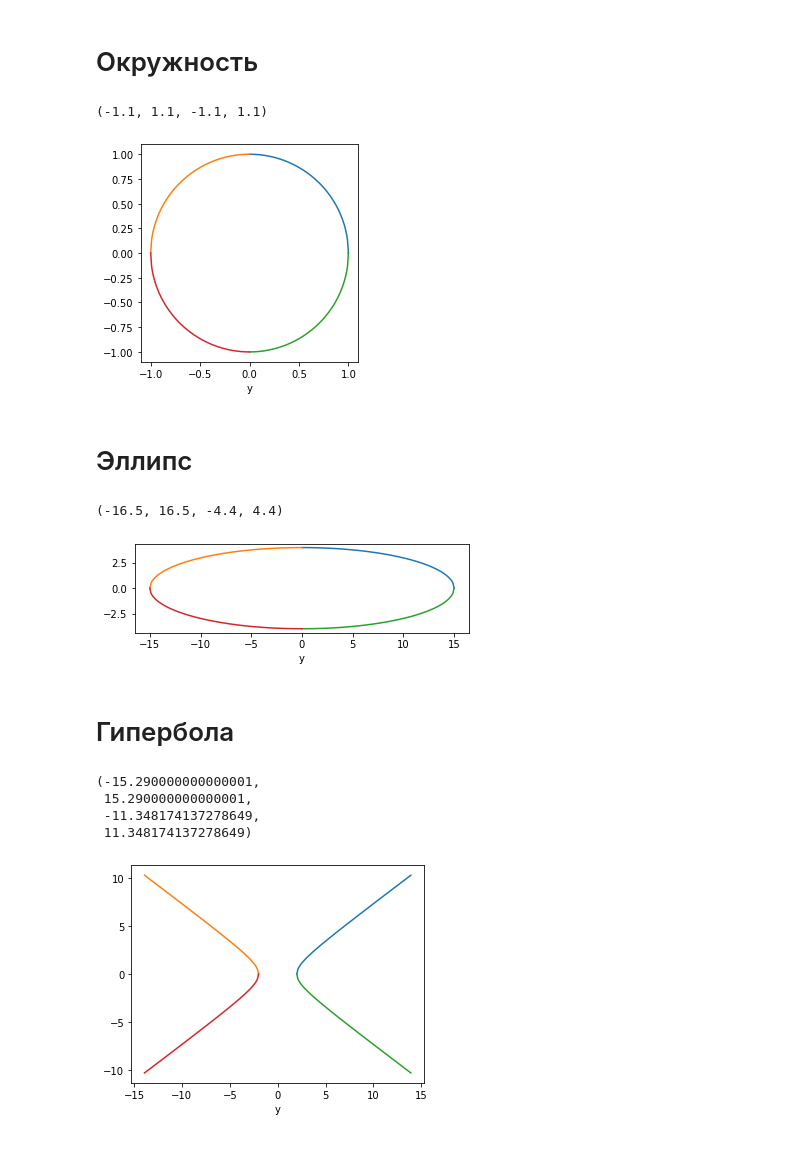
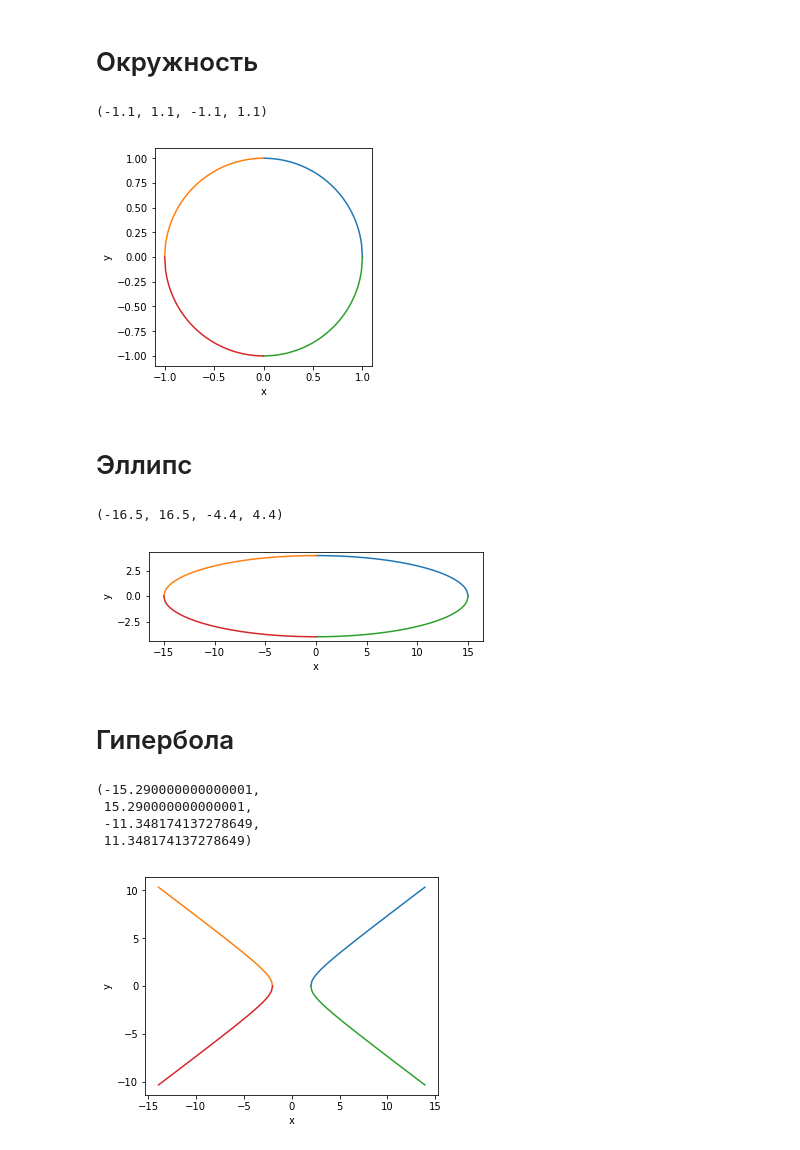
Before and after one commit to Nafanjia/Elementary_algebra, a Jupyter notebook: Lesson3.ipynb, the cells around one changed output. Cells and saved outputs as stored; diff of their text form; code cells hidden in the pictures.

```diff
--- a/Lesson3.ipynb
+++ b/Lesson3.ipynb
@@ -41,26 +41,26 @@ import math
 # %%
 x1 = []
 x2 = []
 y1 = []
 y2 = []
 t = 120 # число точек
 r = 1
 for i in range(t):
     x_ = i/(t-1)
     x1.append(x_)
     x2.append(-x_)
-    y1.append(math.sqrt(r**2-x_**2))
-    y2.append(-math.sqrt(r**2-x_**2))
+    y1.append(math.sqrt(r**2 - x_**2))
+    y2.append(-math.sqrt(r**2 - x_**2))
 plt.plot(x1, y1)
 plt.plot(x2, y1)
 plt.plot(x1, y2)
 plt.plot(x2, y2)
 plt.xlabel("x")
-plt.xlabel("y")
+plt.ylabel("y")
 plt.axis('scaled')
 # %% [output]
 (-1.1, 1.1, -1.1, 1.1)
-[figure, old version]
+[figure, new version]
 # %% [markdown]
 # Эллипс
 # %%
@@ -75,18 +75,18 @@ for i in range(t):
     x_ = i/((t-1)/a)
     x1.append(x_)
     x2.append(-x_)
-    y1.append(math.sqrt((b**2)*(1-x_**2/a**2)))
-    y2.append(-math.sqrt((b**2)*(1-x_**2/a**2)))
+    y1.append(math.sqrt((b**2)*(1 - x_**2/a**2)))
+    y2.append(-math.sqrt((b**2)*(1 - x_**2/a**2)))
 plt.plot(x1, y1)
 plt.plot(x2, y1)
 plt.plot(x1, y2)
 plt.plot(x2, y2)
 plt.xlabel("x")
-plt.xlabel("y")
+plt.ylabel("y")
 plt.axis('scaled')
 # %% [output]
 (-16.5, 16.5, -4.4, 4.4)
-[figure, old version]
+[figure, new version]
 # %% [markdown]
 # Гипербола
 # %%
@@ -101,18 +101,18 @@ for i in range(t):
     x_ = i+a
     x1.append(x_/10)
     x2.append(-x_/10)
-    y1.append(math.sqrt((b**2)*(x_**2/a**2-1))/10)
-    y2.append(-math.sqrt((b**2)*(x_**2/a**2-1))/10)
+    y1.append(math.sqrt((b**2)*(x_**2/a**2 - 1))/10)
+    y2.append(-math.sqrt((b**2)*(x_**2/a**2 - 1))/10)
 plt.plot(x1, y1)
 plt.plot(x2, y1)
 plt.plot(x1, y2)
 plt.plot(x2, y2)
 plt.xlabel("x")
-plt.xlabel("y")
+plt.ylabel("y")
 plt.axis('scaled')
 # %% [output]
 (-15.290000000000001,
  15.290000000000001,
  -11.348174137278649,
  11.348174137278649)
-[figure, old version]
+[figure, new version]
```
Also changed, not shown: parts of 14 cells of this notebook.
